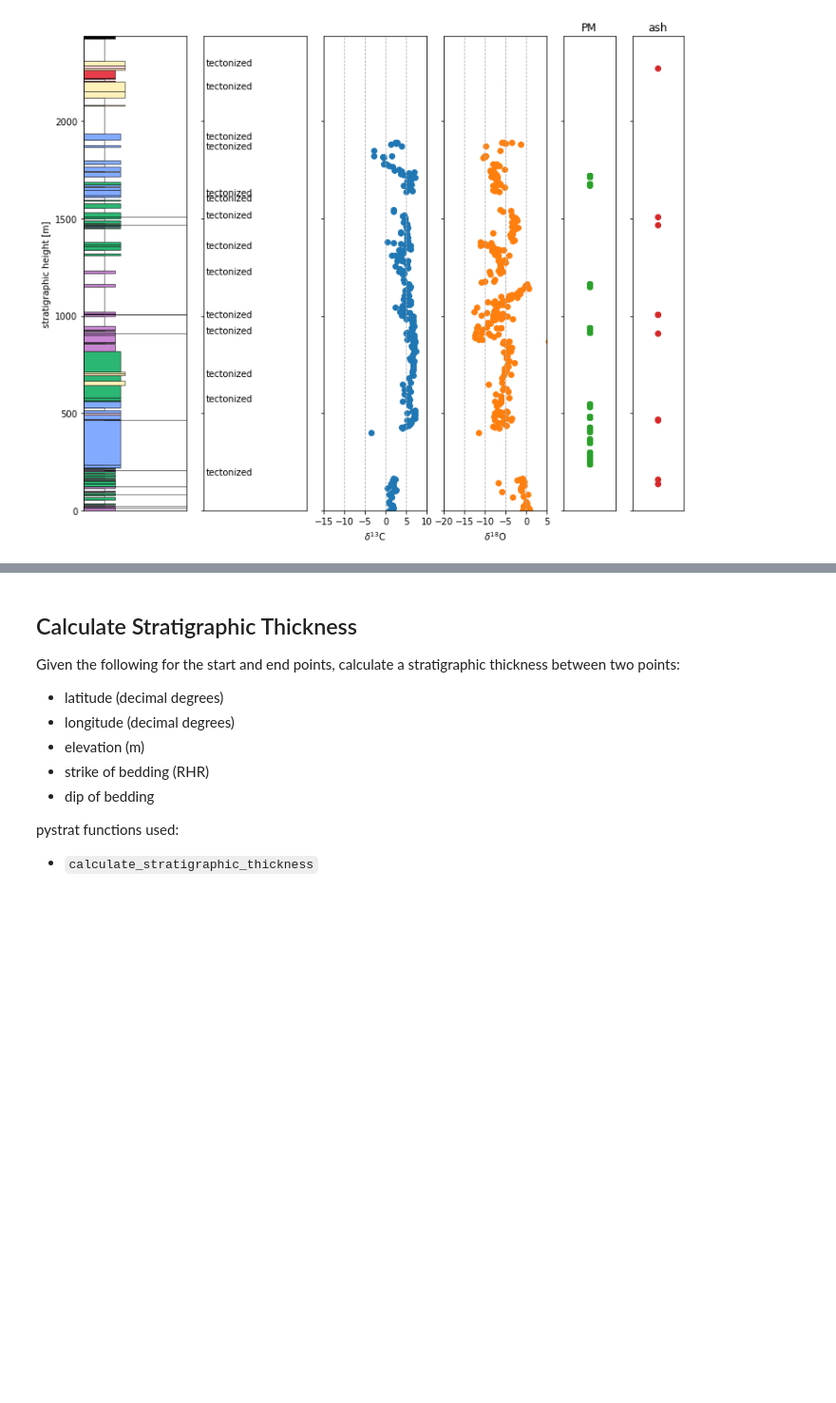
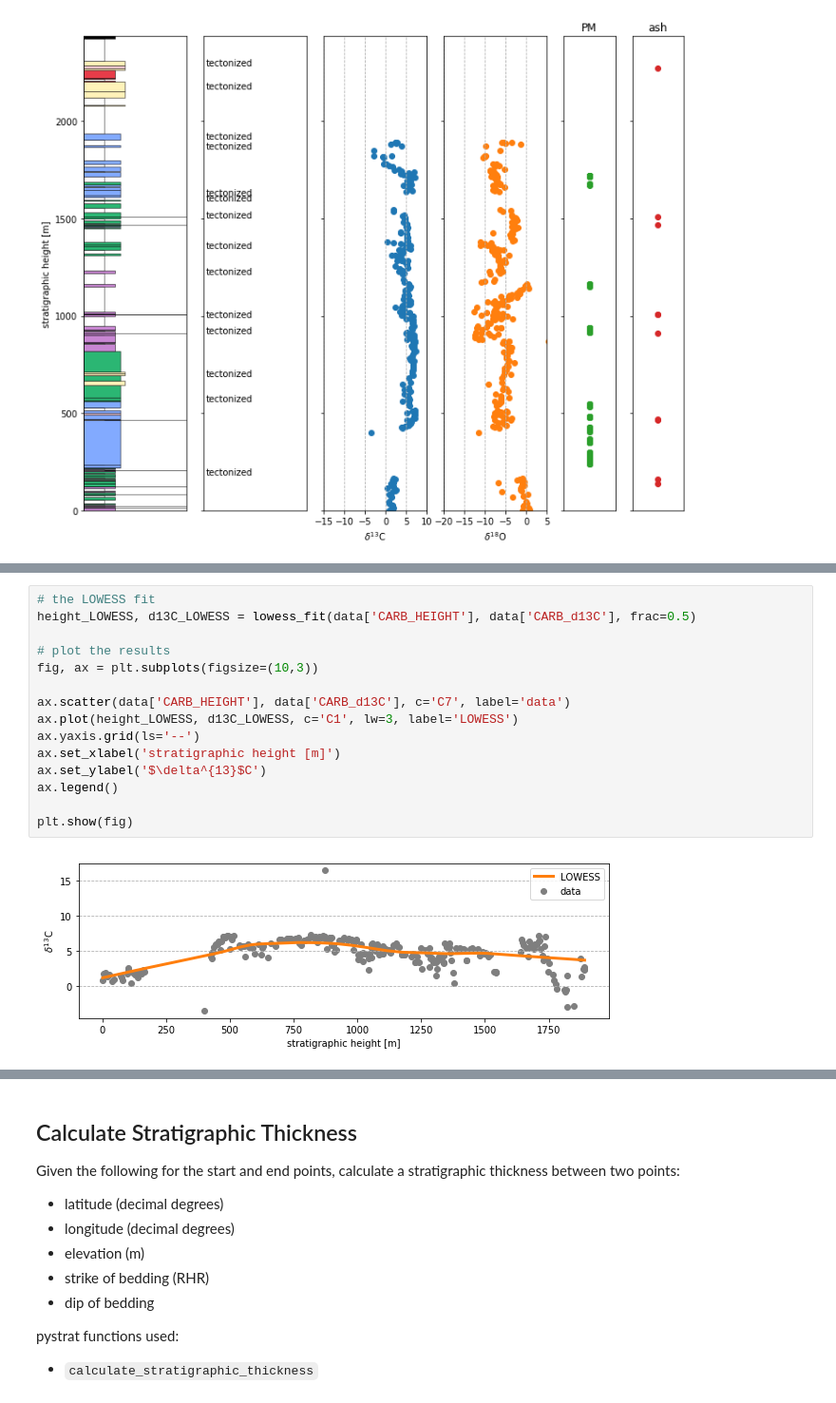
Before and after one commit to yuempark/pystrat, a Jupyter notebook: pystrat_MWE.ipynb, the cells around one changed output, grey strips where cells are left out. Shown at 95% size. Cells and saved outputs as stored; diff of their text form; blank space fills up the shorter version.

Commit message:
fix bug in LOWESS code, and include in example notebook

```diff
--- a/pystrat_MWE.ipynb
+++ b/pystrat_MWE.ipynb
@@ -99,0 +108,17 @@ plt.show(fig)
+# %%
+# the LOWESS fit
+height_LOWESS, d13C_LOWESS = lowess_fit(data['CARB_HEIGHT'], data['CARB_d13C'], frac=0.5)
+
+# plot the results
+fig, ax = plt.subplots(figsize=(10,3))
+
+ax.scatter(data['CARB_HEIGHT'], data['CARB_d13C'], c='C7', label='data')
+ax.plot(height_LOWESS, d13C_LOWESS, c='C1', lw=3, label='LOWESS')
+ax.yaxis.grid(ls='--')
+ax.set_xlabel('stratigraphic height [m]')
+ax.set_ylabel('$\delta^{13}$C')
+ax.legend()
+
+plt.show(fig)
+# %% [output]
+[figure, added]
```
Also changed, not shown: parts of 3 cells of this notebook, 1 other file.
